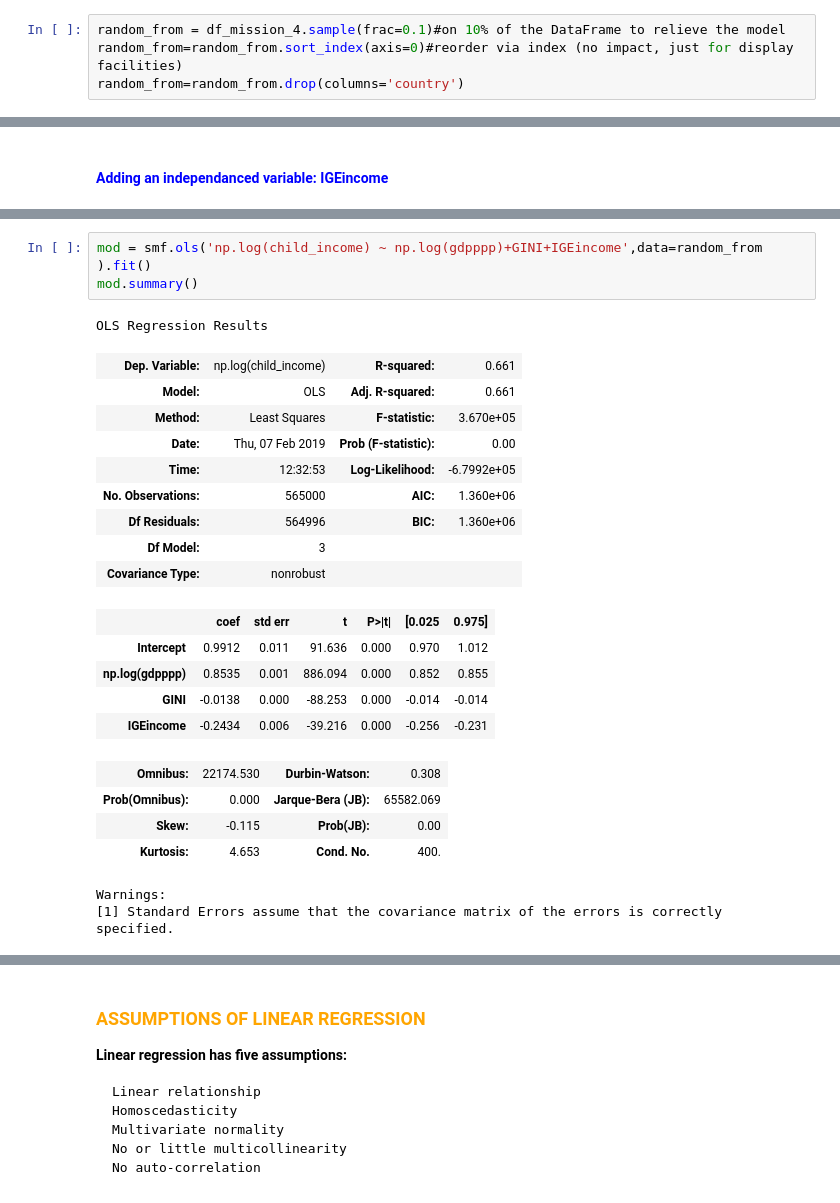
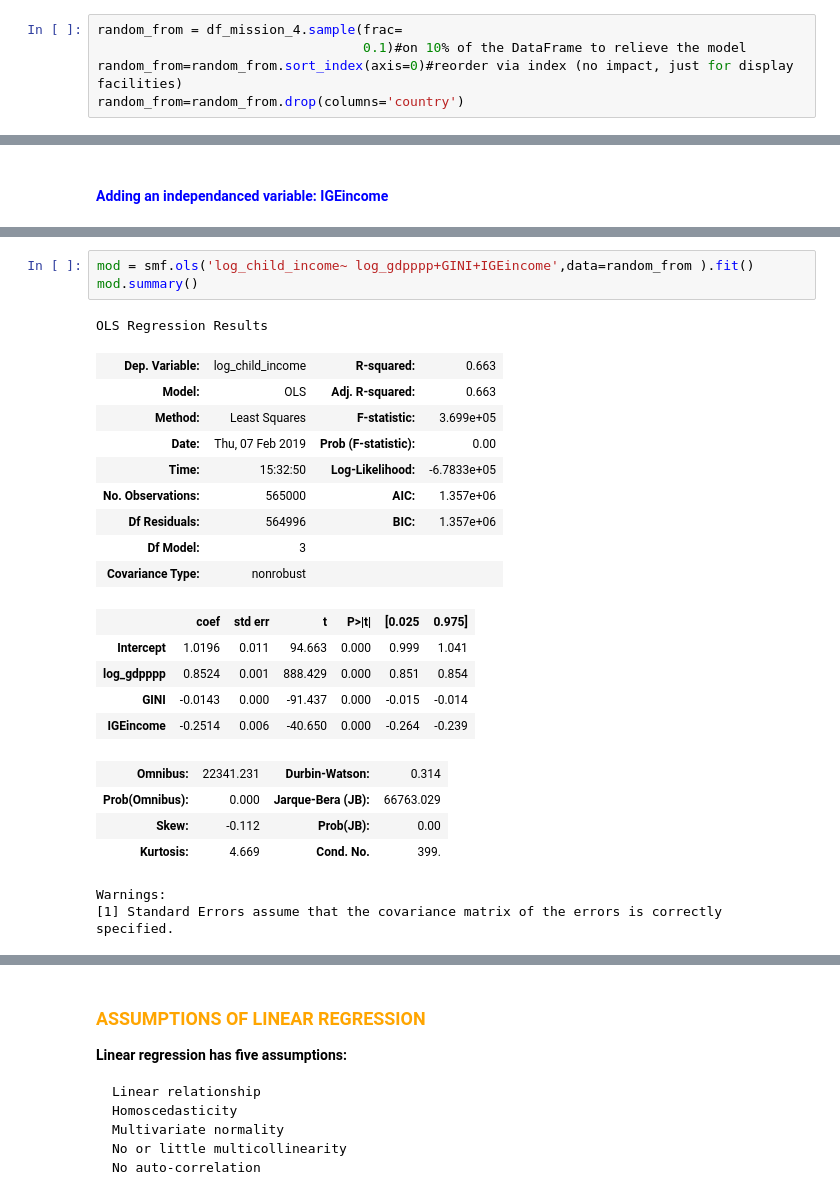
Before and after one commit to polopolopopo13/projet7, a Jupyter notebook: code_projet7.ipynb, the cells around one changed output, grey strips where cells are left out. Saved outputs shown, nothing was run; the diff lists cells and outputs as text.

```diff
--- a/code_projet7.ipynb
+++ b/code_projet7.ipynb
@@ -1403,6 +1403,7 @@ plt.show()
 # %% [markdown]
 ## <font color='orange'>REGRESSION LINEAIRE (sans transofrmation)<font>
 # %%
-random_from = df_mission_4.sample(frac=0.1)#on 10% of the DataFrame to relieve the model
+random_from = df_mission_4.sample(frac=
+                                  0.1)#on 10% of the DataFrame to relieve the model
 random_from=random_from.sort_index(axis=0)#reorder via index (no impact, just for display facilities)
 random_from=random_from.drop(columns='country')
@@ -1549,26 +1554,26 @@ La variable Residual contribue pour 64.12% de la variance expliquée par le mod
 # %%
-mod = smf.ols('np.log(child_income) ~ np.log(gdpppp)+GINI+IGEincome',data=random_from ).fit()
+mod = smf.ols('log_child_income~ log_gdpppp+GINI+IGEincome',data=random_from ).fit()
 mod.summary()
 # %% [output]
 OLS Regression Results
-| Dep. Variable: | np.log(child_income) | R-squared: | 0.661 |
-| Model: | OLS | Adj. R-squared: | 0.661 |
-| Method: | Least Squares | F-statistic: | 3.670e+05 |
+| Dep. Variable: | log_child_income | R-squared: | 0.663 |
+| Model: | OLS | Adj. R-squared: | 0.663 |
+| Method: | Least Squares | F-statistic: | 3.699e+05 |
 | Date: | Thu, 07 Feb 2019 | Prob (F-statistic): | 0.00 |
-| Time: | 12:32:53 | Log-Likelihood: | -6.7992e+05 |
-| No. Observations: | 565000 | AIC: | 1.360e+06 |
-| Df Residuals: | 564996 | BIC: | 1.360e+06 |
+| Time: | 15:32:50 | Log-Likelihood: | -6.7833e+05 |
+| No. Observations: | 565000 | AIC: | 1.357e+06 |
+| Df Residuals: | 564996 | BIC: | 1.357e+06 |
 | Df Model: | 3 |  |  |
 | Covariance Type: | nonrobust |  |  |
 |  | coef | std err | t | P>|t| | [0.025 | 0.975] |
-| Intercept | 0.9912 | 0.011 | 91.636 | 0.000 | 0.970 | 1.012 |
-| np.log(gdpppp) | 0.8535 | 0.001 | 886.094 | 0.000 | 0.852 | 0.855 |
-| GINI | -0.0138 | 0.000 | -88.253 | 0.000 | -0.014 | -0.014 |
-| IGEincome | -0.2434 | 0.006 | -39.216 | 0.000 | -0.256 | -0.231 |
+| Intercept | 1.0196 | 0.011 | 94.663 | 0.000 | 0.999 | 1.041 |
+| log_gdpppp | 0.8524 | 0.001 | 888.429 | 0.000 | 0.851 | 0.854 |
+| GINI | -0.0143 | 0.000 | -91.437 | 0.000 | -0.015 | -0.014 |
+| IGEincome | -0.2514 | 0.006 | -40.650 | 0.000 | -0.264 | -0.239 |
-| Omnibus: | 22174.530 | Durbin-Watson: | 0.308 |
-| Prob(Omnibus): | 0.000 | Jarque-Bera (JB): | 65582.069 |
-| Skew: | -0.115 | Prob(JB): | 0.00 |
-| Kurtosis: | 4.653 | Cond. No. | 400. |
+| Omnibus: | 22341.231 | Durbin-Watson: | 0.314 |
+| Prob(Omnibus): | 0.000 | Jarque-Bera (JB): | 66763.029 |
+| Skew: | -0.112 | Prob(JB): | 0.00 |
+| Kurtosis: | 4.669 | Cond. No. | 399. |
 Warnings:
 [1] Standard Errors assume that the covariance matrix of the errors is correctly specified.
 # %%
```
Also changed, not shown: parts of 76 cells of this notebook.
